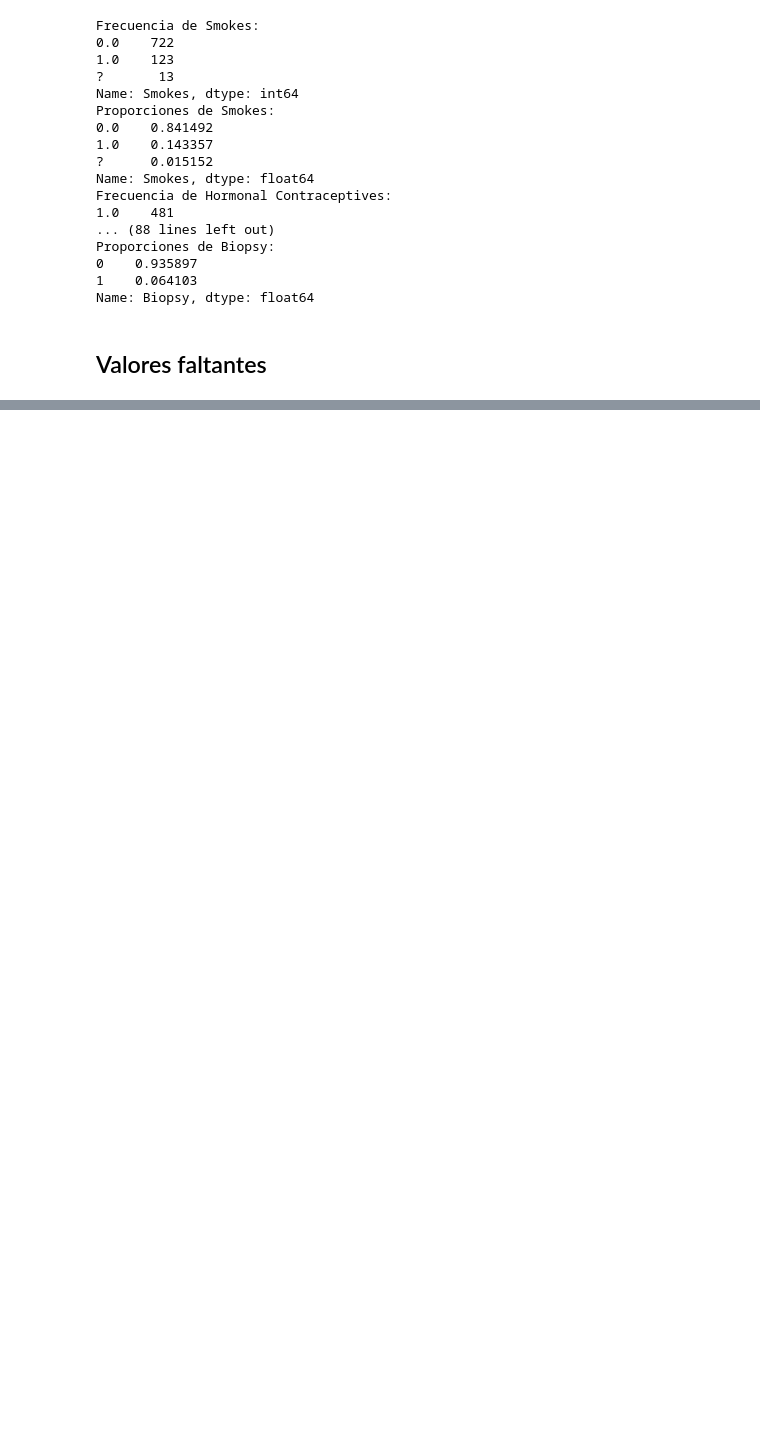
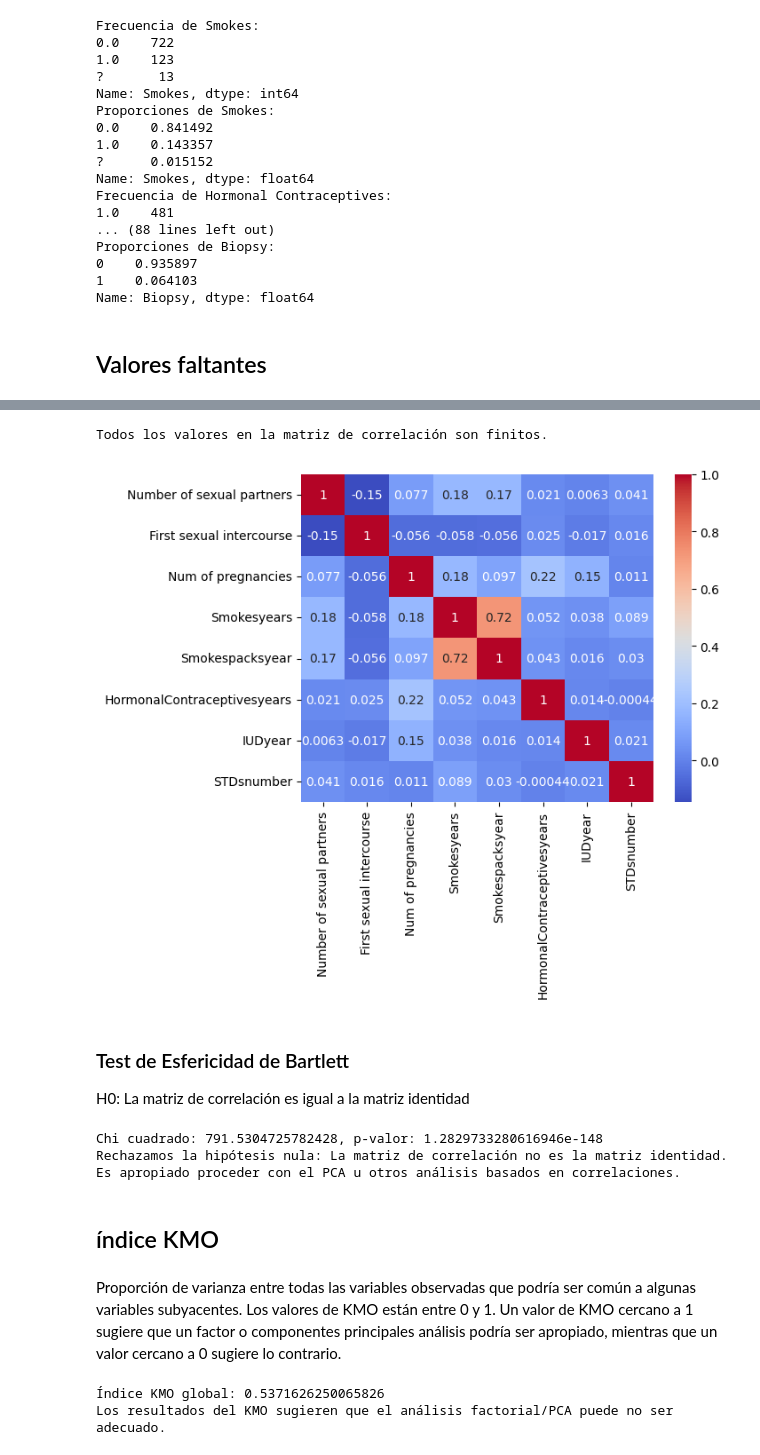
Before and after one commit to Wachuuu15/DS_lab1, a Jupyter notebook: EdaDataMining (1).ipynb, the cells around one changed output, grey strips where cells are left out. Cells and saved outputs as stored; diff of their text form; code cells hidden in the pictures; blank space fills up the shorter version.

```diff
--- a/EdaDataMining (1).ipynb
+++ b/EdaDataMining (1).ipynb
@@ -264,0 +440,34 @@ Series([], dtype: float64)
+# %%
+# Calcular la matriz de correlación
+correlation_matrix = df[columns_to_impute].corr()
+
+if np.isfinite(correlation_matrix).all().all():
+    print("Todos los valores en la matriz de correlación son finitos.")
+    sns.heatmap(correlation_matrix, annot=True, cmap='coolwarm')
+    plt.show()
+else:
+    print("Hay valores no finitos en la matriz de correlación.")
+# %% [output]
+Todos los valores en la matriz de correlación son finitos.
+[figure, added]
+# %% [markdown]
+### Test de Esfericidad de Bartlett
+
+H0: La matriz de correlación es igual a la matriz identidad
+# %%
+chi_cuadrado, p_valor = calculate_bartlett_sphericity(df[columns_to_impute])
+print(f"Chi cuadrado: {chi_cuadrado}, p-valor: {p_valor}")
+
+if p_valor < 0.05:
+    print("Rechazamos la hipótesis nula: La matriz de correlación no es la matriz identidad.")
+    print("Es apropiado proceder con el PCA u otros análisis basados en correlaciones.")
+else:
+    print("No rechazamos la hipótesis nula: La matriz de correlación podría ser la matriz identidad.")
+# %% [output]
+Chi cuadrado: 791.5304725782428, p-valor: 1.2829733280616946e-148
+Rechazamos la hipótesis nula: La matriz de correlación no es la matriz identidad.
+Es apropiado proceder con el PCA u otros análisis basados en correlaciones.
+# %% [markdown]
+## índice KMO
+# %% [markdown]
+Proporción de varianza entre todas las variables observadas que podría ser común a algunas variables subyacentes. Los valores de KMO están entre 0 y 1. Un valor de KMO cercano a 1 sugiere que un factor o componentes principales análisis podría ser apropiado, mientras que un valor cercano a 0 sugiere lo contrario.
@@ -264,0 +477,12 @@ Series([], dtype: float64)
+# %%
+# Calcular el índice KMO
+kmo_all, kmo_model = calculate_kmo(df_kmo)
+
+print(f"Índice KMO global: {kmo_model}")
+if kmo_model > 0.6:
+    print("Los resultados del KMO indican que la realización de un análisis factorial/PCA es adecuada.")
+else:
+    print("Los resultados del KMO sugieren que el análisis factorial/PCA puede no ser adecuado.")
+# %% [output]
+Índice KMO global: 0.5371626250065826
+Los resultados del KMO sugieren que el análisis factorial/PCA puede no ser adecuado.
```
Also changed, not shown: parts of 38 cells of this notebook.
